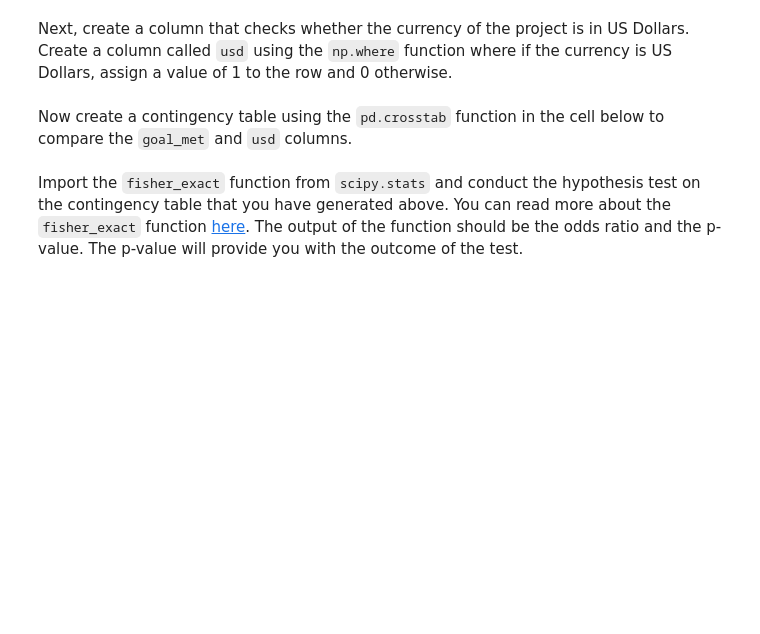
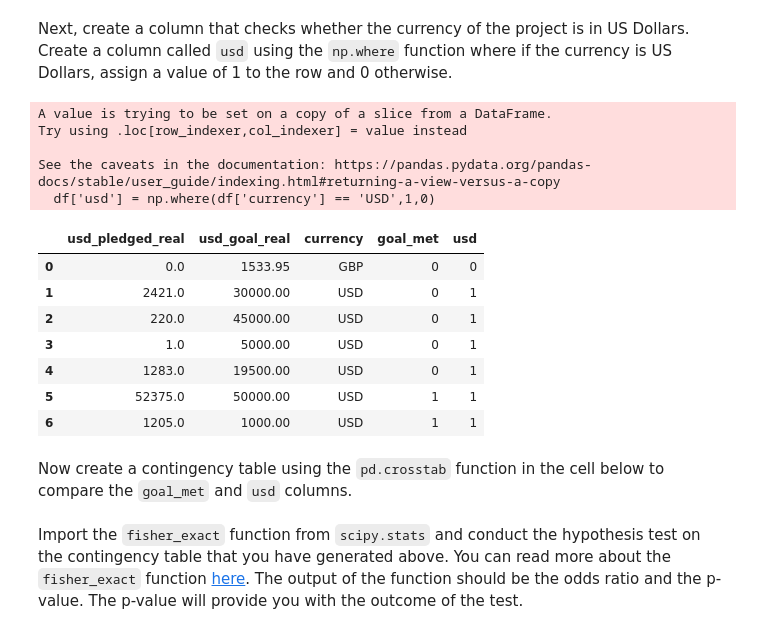
Before and after one commit to ta-data-pt-rmt/lab-intro-scipy, a Jupyter notebook: your-code/main.ipynb, the cells around one changed output. Saved outputs shown, nothing was run; the diff lists cells and outputs as text; code cells hidden in the pictures; blank space fills up the shorter version.

```diff
--- a/your-code/main.ipynb
+++ b/your-code/main.ipynb
@@ -39,0 +68,12 @@ Let's perform Fisher's exact test on our KickStarter data. We intend to test the
+# %%
+# Your code here:
+
+
+
+df = KickStarter[['usd_pledged_real','usd_goal_real','currency']]
+#df.loc[df['usd_pledged_real'] > df['usd_goal_real'], 'goal_met'] == 1
+#df.loc[df['usd_pledged_real'] < df['usd_goal_real'], 'goal_met'] == 0
+#a= np.where(df['usd_pledged_real'] > df['usd_goal_real'])
+#list(df[a])
+
+df['goal_met'] = np.where(df['usd_pledged_real'] > df['usd_goal_real'],1,0)
@@ -44,3 +99,22 @@ Next, create a column that checks whether the currency of the project is in US D
+# %%
+# Your code here:
+
+df['usd'] = np.where(df['currency'] == 'USD',1,0)
+df.head(7)
+# %% [output]
+A value is trying to be set on a copy of a slice from a DataFrame.
+Try using .loc[row_indexer,col_indexer] = value instead
+
+See the caveats in the documentation: https://pandas.pydata.org/pandas-docs/stable/user_guide/indexing.html#returning-a-view-versus-a-copy
+  df['usd'] = np.where(df['currency'] == 'USD',1,0)
+|  | usd_pledged_real | usd_goal_real | currency | goal_met | usd |
+| 0 | 0.0 | 1533.95 | GBP | 0 | 0 |
+| 1 | 2421.0 | 30000.00 | USD | 0 | 1 |
+| 2 | 220.0 | 45000.00 | USD | 0 | 1 |
+| 3 | 1.0 | 5000.00 | USD | 0 | 1 |
+| 4 | 1283.0 | 19500.00 | USD | 0 | 1 |
+| 5 | 52375.0 | 50000.00 | USD | 1 | 1 |
+| 6 | 1205.0 | 1000.00 | USD | 1 | 1 |
 # %% [markdown]
 Now create a contingency table using the `pd.crosstab` function in the cell below to compare the `goal_met` and `usd` columns.
 # %% [markdown]
```
Also changed, not shown: parts of 28 cells of this notebook, 1 other file.
